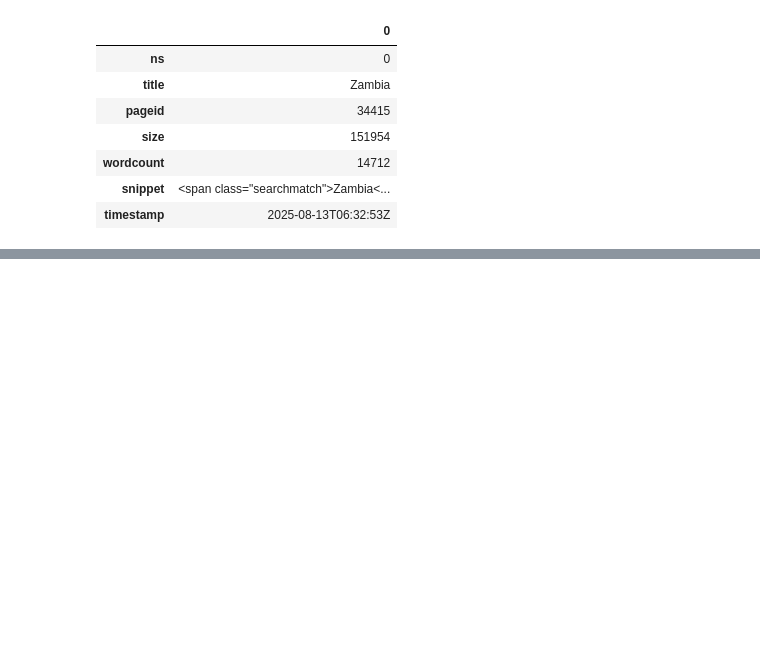
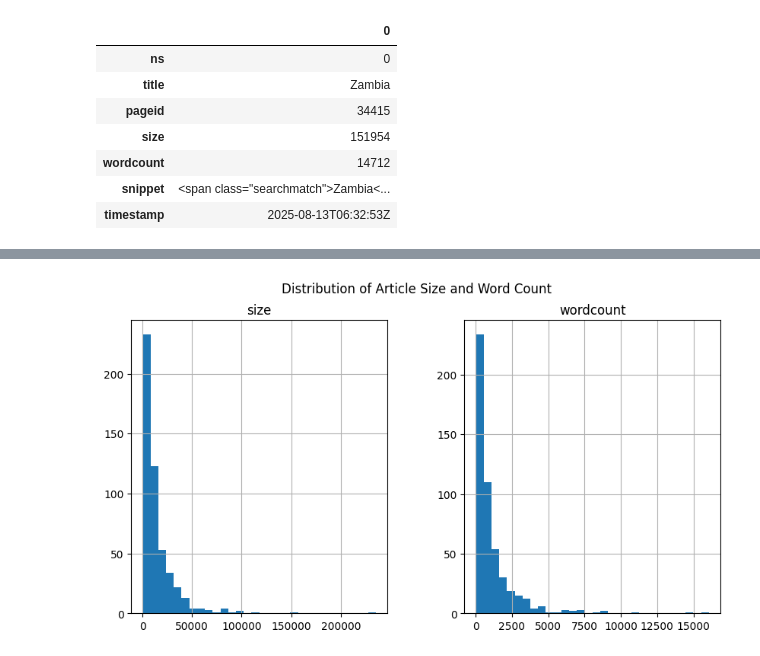
Before and after one commit to Chalwemwansa/data_mining_assign, a Jupyter notebook: Group_22_data_mining_assign.ipynb, the cells around one changed output, grey strips where cells are left out. Cells and saved outputs as stored; diff of their text form; code cells hidden in the pictures; blank space fills up the shorter version.

Commit message:
[DU] Added histogram plots of article size and word count with suptitle

```diff
--- a/Group_22_data_mining_assign.ipynb
+++ b/Group_22_data_mining_assign.ipynb
@@ -166,0 +173,6 @@ recency_wiki_csv.tail().T
+# %%
+recency_wiki_csv[['size', 'wordcount']].hist(bins=30, figsize=(10,5))
+plt.suptitle("Distribution of Article Size and Word Count")
+plt.show()
+# %% [output]
+[figure, added]
```
Also changed, not shown: parts of 3 cells of this notebook.
